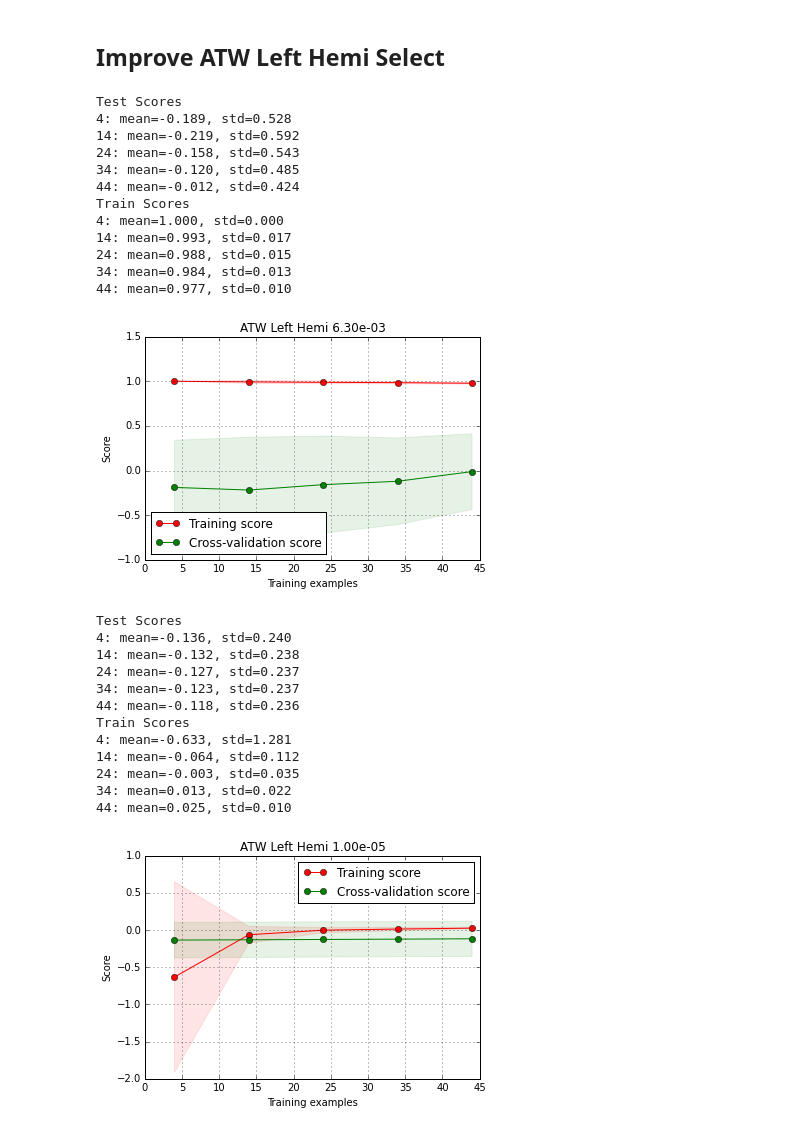
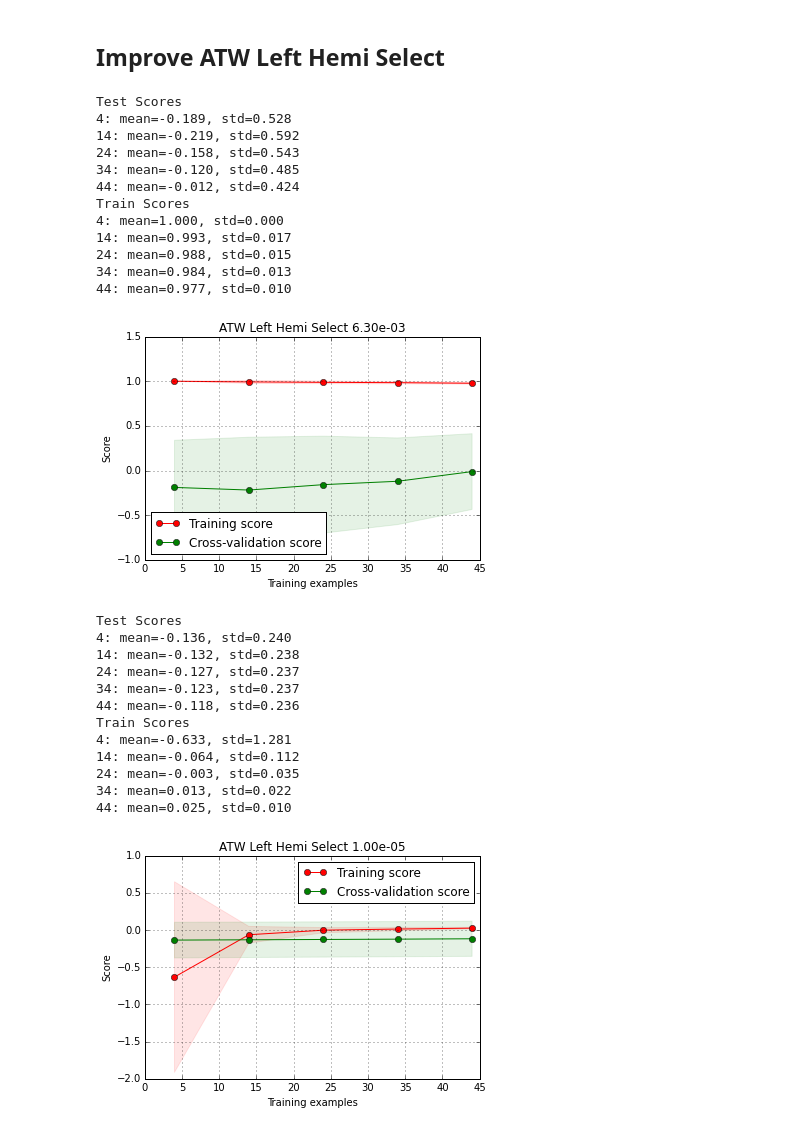
Before and after one commit to bonilhamusclab-projects/behav_connectome_prediction, a Jupyter notebook: Learning Curves.ipynb, the cells around one changed output. Saved outputs shown, nothing was run; the diff lists cells and outputs as text; code cells hidden in the pictures.

```diff
--- a/Learning Curves.ipynb
+++ b/Learning Curves.ipynb
@@ -137,7 +137,8 @@ left_hemi_select_cols = left_hemi_filter_gen("data/jhu_rois_left_adjusted.csv")
 def plot_learning_curve(full, target_col, C,
                         col_filter=lambda d: d,
                         normalize=True,
-                        title=None):
+                        title=None,
+                        plot_f=None):
     learning_curve_dict = create_learning_curve(full, target_col, C,
                                                 col_filter=col_filter,
                                                 normalize=normalize)
@@ -166,7 +167,8 @@ def plot_learning_curve(full, target_col, C,
         title,
         learning_curve_dict["train_scores"],
         learning_curve_dict["test_scores"],
-        learning_curve_dict["train_sizes"]
+        learning_curve_dict["train_sizes"],
+        plot_f=plot_f
     )
 # %%
 plot_learning_curve(full_atw, 'atw_z', 0.098454657585896929)
@@ -219,7 +221,8 @@ Train Scores
 # %%
 plot_learning_curve(full_atw, 'atw_z', 1e-4,
                     title="ATW Left Hemi",
-                    col_filter=left_hemi_cols
+                    col_filter=left_hemi_cols,
+                    plot_f="atw_left_hemi_lc.jpg"
                    )
 # %% [output]
 Test Scores
@@ -463,26 +468,26 @@ Train Scores
 ## Improve ATW Left Hemi Select
 # %%
 plot_learning_curve(full_atw, 'atw_z', 0.0062987888851660616,
-                    title="ATW Left Hemi",
+                    title="ATW Left Hemi Select",
                     col_filter=left_hemi_select_cols
                    )
 # %% [output]
 Test Scores
 4: mean=-0.189, std=0.528
 14: mean=-0.219, std=0.592
 24: mean=-0.158, std=0.543
 34: mean=-0.120, std=0.485
 44: mean=-0.012, std=0.424
 Train Scores
 4: mean=1.000, std=0.000
 14: mean=0.993, std=0.017
 24: mean=0.988, std=0.015
 34: mean=0.984, std=0.013
 44: mean=0.977, std=0.010
-[figure, old version]
+[figure, new version]
 # %%
 plot_learning_curve(full_atw, 'atw_z', 1e-5,
-                    title="ATW Left Hemi",
+                    title="ATW Left Hemi Select",
                     col_filter=left_hemi_select_cols
                    )
 # %% [output]
@@ -498,6 +503,6 @@ Train Scores
 24: mean=-0.003, std=0.035
 34: mean=0.013, std=0.022
 44: mean=0.025, std=0.010
-[figure, old version]
+[figure, new version]
 # %%
 plot_learning_curve(full_atw, 'atw_z', 5e-4,
```
Also changed, not shown: parts of 6 cells of this notebook.
